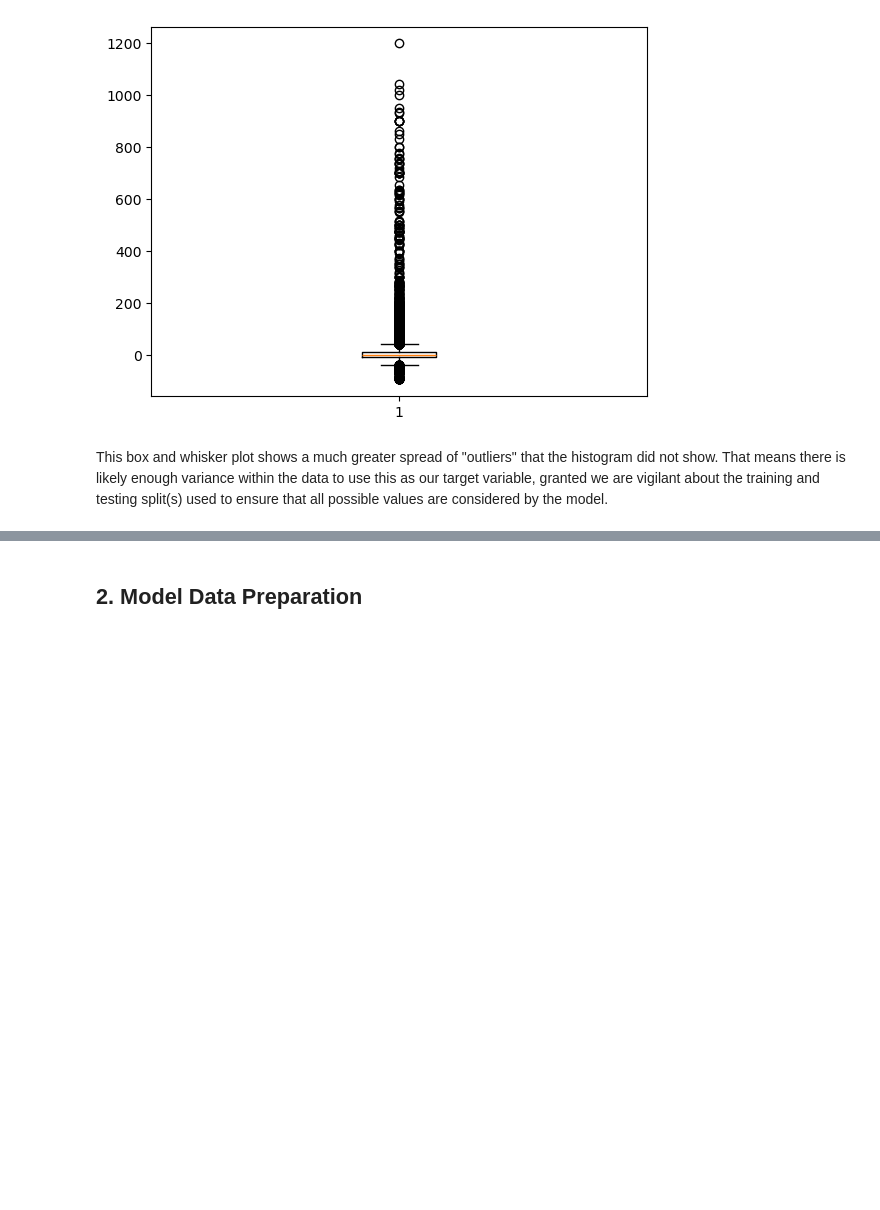
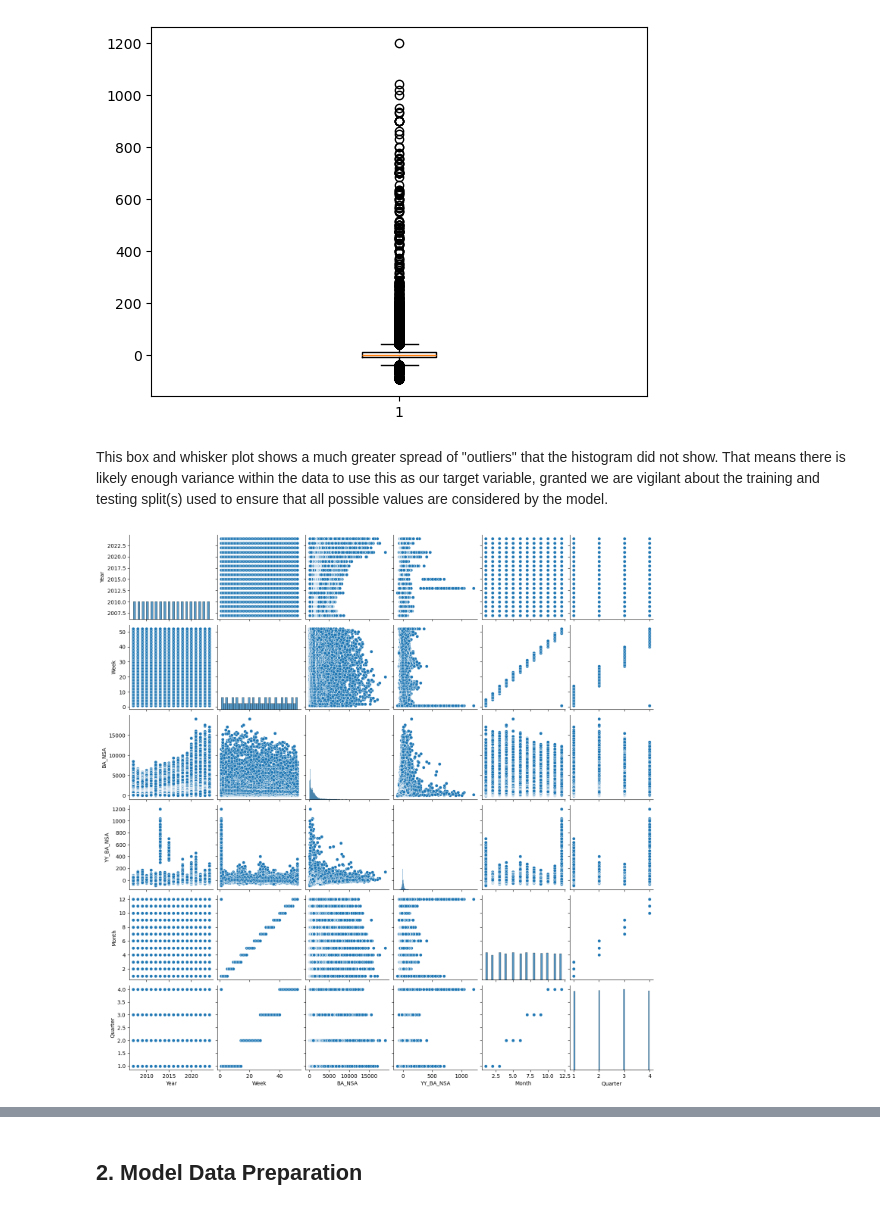
Before and after one commit to JessicaChildress/Udacity-Project, a Jupyter notebook: census_bureau_data.ipynb, the cells around one changed output, grey strips where cells are left out. Saved outputs shown, nothing was run; the diff lists cells and outputs as text; code cells hidden in the pictures; blank space fills up the shorter version.

```diff
--- a/census_bureau_data.ipynb
+++ b/census_bureau_data.ipynb
@@ -180,3 +180,8 @@ plt.show()
 [figure]
 # %% [markdown]
 This box and whisker plot shows a much greater spread of "outliers" that the histogram did not show. That means there is likely enough variance within the data to use this as our target variable, granted we are vigilant about the training and testing split(s) used to ensure that all possible values are considered by the model.
+# %%
+sns.pairplot(full_census_data)
+plt.show()
+# %% [output]
+[figure, added]
```
Also changed, not shown: parts of 4 cells of this notebook.
